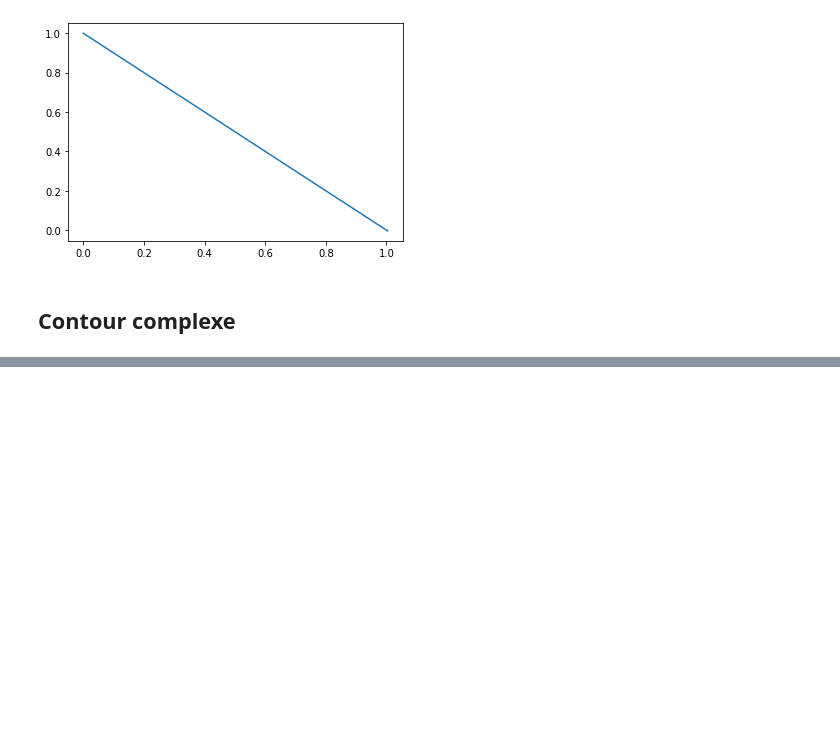
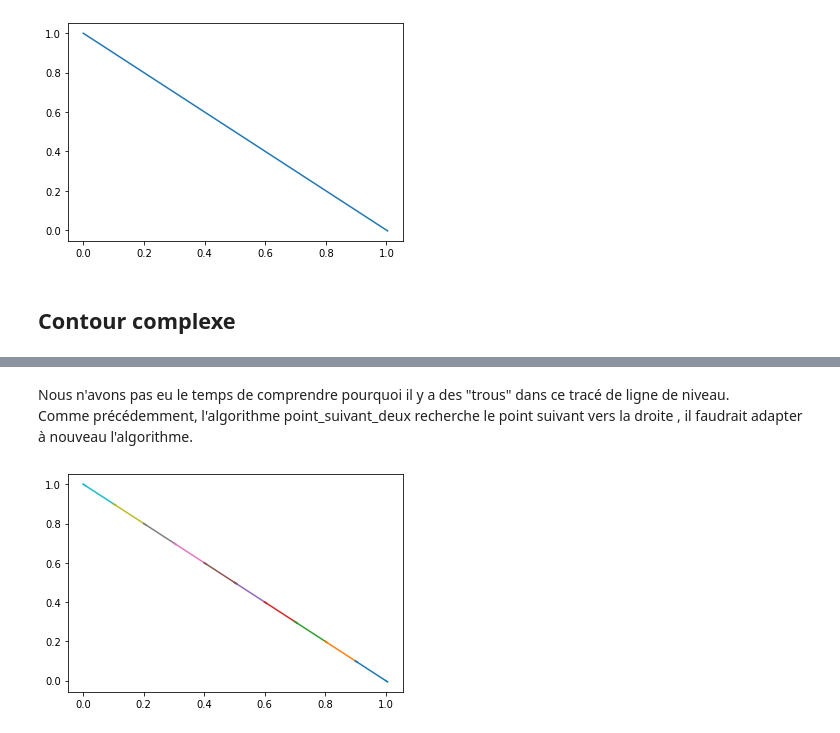
Before and after one commit to jeannebourgarel/projet-maths-info, a Jupyter notebook: lignes-de-niveau.ipynb, the cells around one changed output, grey strips where cells are left out. Saved outputs shown, nothing was run; the diff lists cells and outputs as text; code cells hidden in the pictures; blank space fills up the shorter version.

```diff
--- a/lignes-de-niveau.ipynb
+++ b/lignes-de-niveau.ipynb
@@ -196,0 +400,9 @@ plt.plot(X, Y)
+# %% [markdown]
+Nous n'avons pas eu le temps de comprendre pourquoi il y a des "trous" dans ce tracé de ligne de niveau.
+Comme précédemment, l'algorithme point_suivant_deux recherche le point suivant vers la droite , il faudrait adapter à nouveau l'algorithme.
+# %%
+xs,ys = contour_deux(h)
+for x, y in zip(xs, ys) :
+    plt.plot(x,y)
+# %% [output]
+[figure, added]
```
Also changed, not shown: parts of 25 cells of this notebook.
